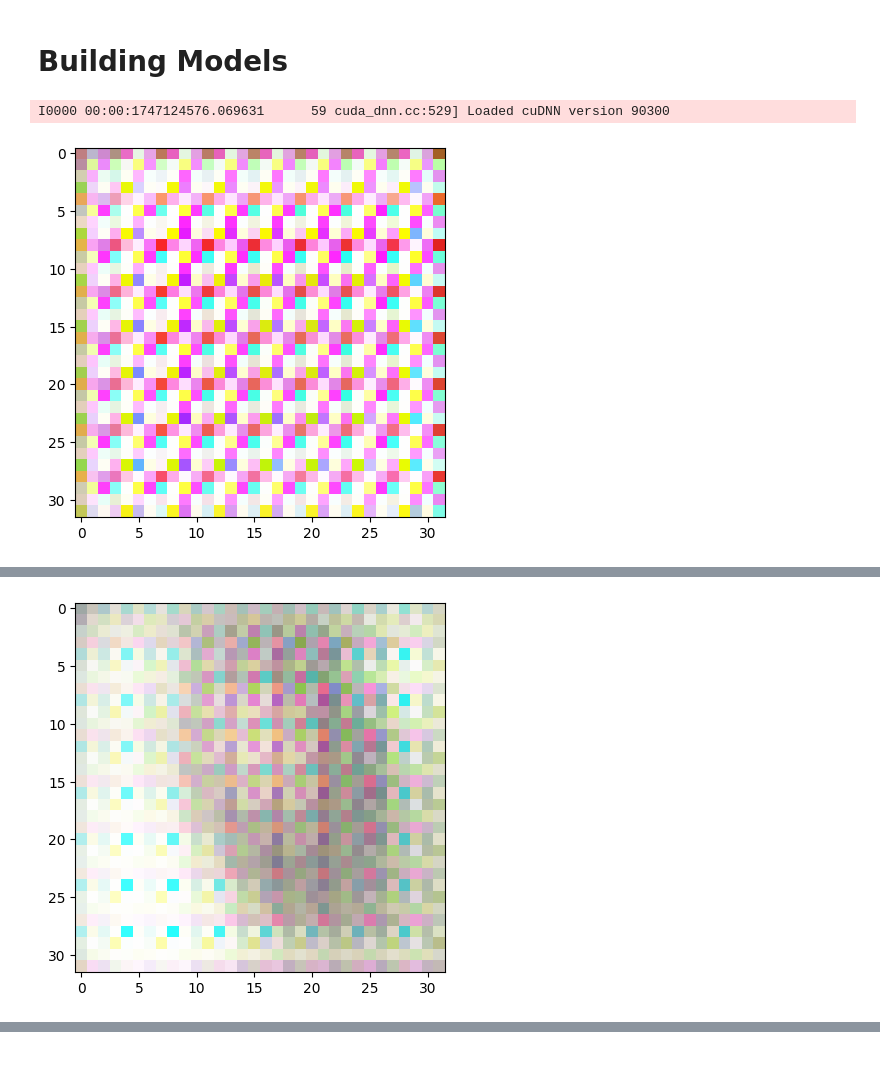
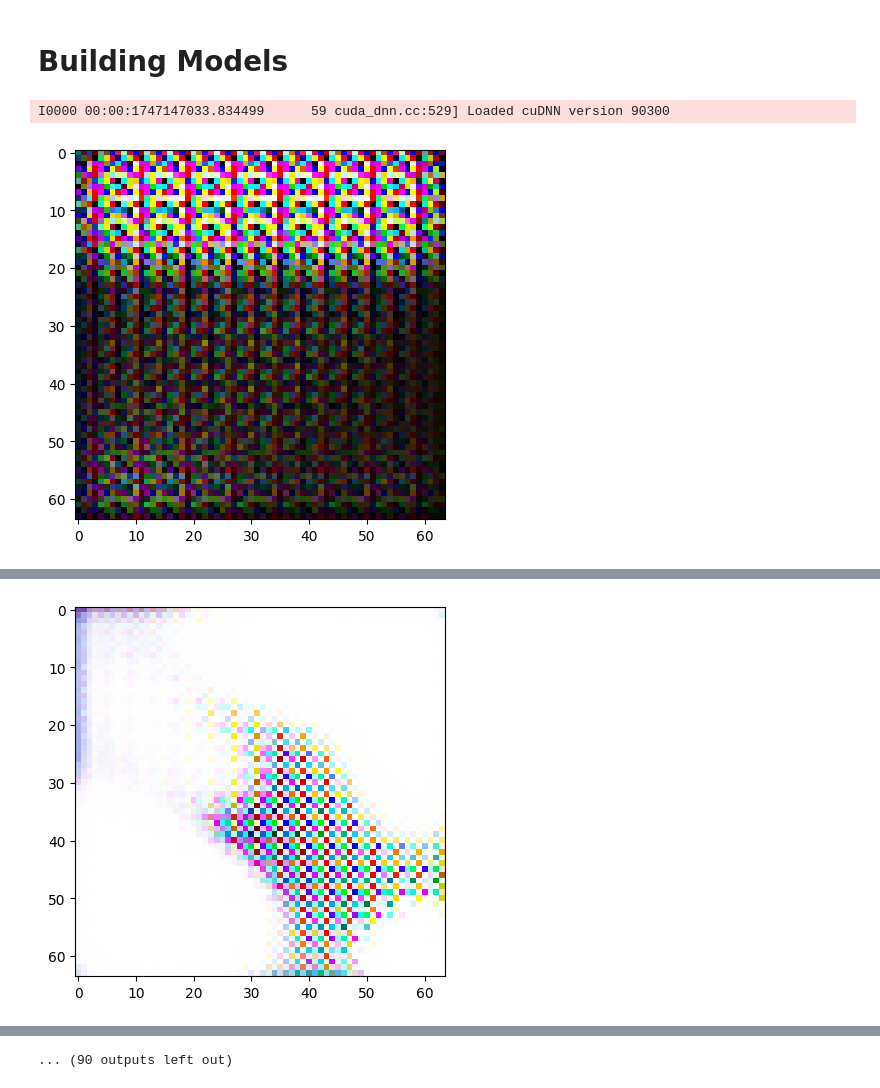
Before and after one commit to verillyh/cats_image_generation, a Jupyter notebook: gan.ipynb, the cells around one changed output, grey strips where cells are left out. Saved outputs shown, nothing was run; the diff lists cells and outputs as text; code cells hidden in the pictures; blank space fills up the shorter version.

Commit message:
Kaggle Notebook | GAN for Cat Image Generation | Version 6

```diff
--- a/gan.ipynb
+++ b/gan.ipynb
@@ -13,7 +13,10 @@ E0000 00:00:1747124552.199649      19 cuda_blas.cc:1418] Unable to register cuBL
 # Global Variables
 # %%
 LATENT_DIM = 100
-BATCH_SIZE = 64
+BATCH_SIZE = 128
+IMG_SIZE = 64
+FILTER_COUNT = 16
+IN_LAYER_COUNT = 6
 # %% [markdown]
 # Preparing Dataset
 # %% [markdown]
@@ -33,7 +36,8 @@ def load_and_preprocess_image(path):
     img = tf.io.read_file(path)
     img = tf.io.decode_jpeg(img, channels=3)
     img = tf.image.convert_image_dtype(img, tf.float32)
-    img = tf.image.resize(img, [32, 32])
+    img = tf.image.resize(img, [IMG_SIZE, IMG_SIZE])
+    img = (img * 2.0) * 1.0
     return img
 # %%
 list_ds = tf.data.Dataset.from_tensor_slices(images_path)
@@ -84,9 +95,9 @@ def discriminator_model():
 generator = generator_model()
 discriminator = discriminator_model()
 
-generator_optim = tf.keras.optimizers.Adam(1e-4)
+generator_optim = tf.keras.optimizers.Adam(2e-4)
 discriminator_optim = tf.keras.optimizers.Adam(1e-4)
-binary_crossentropy = tf.keras.losses.BinaryCrossentropy(from_logits=True)
+binary_crossentropy = tf.keras.losses.BinaryCrossentropy()
 # %%
 def discriminator_loss(real_output, fake_output):
     real_loss = binary_crossentropy(tf.ones_like(real_output), real_output)
@@ -114,20 +125,29 @@ def train_step(images):
 
     generator_optim.apply_gradients(zip(gen_grads, generator.trainable_variables))
     discriminator_optim.apply_gradients(zip(disc_grads, discriminator.trainable_variables))
+
+    return (gen_loss, disc_loss)
 # %%
-checkpoints = [1, 10, 100, 500, 1000, 2000, 3000, 4000]
+checkpoints = [1, 10, 100, 500, 750]
 def train(epochs):
     for epoch in range(epochs):
+        gen_loss = []
+        disc_loss = []
         for image_batch in tqdm(final_ds, desc=f"Training epoch: {epoch+1}"):
-            train_step(image_batch)
+            gl, dl = train_step(image_batch)
+            gen_loss.append(gl)
+            disc_loss.append(dl)
 
         if (epoch+1) in checkpoints:
             out = generator(tf.random.normal([1, LATENT_DIM]))
-            plt.imshow((out[0] + 1) / 2)
+            plt.imshow(out[0])
             plt.show()
+        print("Generator loss: ", tf.reduce_mean(gen_loss))
+        print("Discriminator loss: ", tf.reduce_mean(disc_loss))
+        print()
 
-train(4000)
+train(750)
 generator.save("generator.h5")
 # %% [output]
-I0000 00:00:1747124576.069631      59 cuda_dnn.cc:529] Loaded cuDNN version 90300
+I0000 00:00:1747147033.834499      59 cuda_dnn.cc:529] Loaded cuDNN version 90300
-[figure, old version]
+[figure, new version]
@@ -134 +172 @@ I0000 00:00:1747124576.069631      59 cuda_dnn.cc:529] Loaded cuDNN version 9030
-[figure, old version]
+[figure, new version]
@@ -140,0 +173 @@ I0000 00:00:1747124576.069631      59 cuda_dnn.cc:529] Loaded cuDNN version 9030
+... (90 outputs left out)
```
Also changed, not shown: parts of 5 cells of this notebook.
